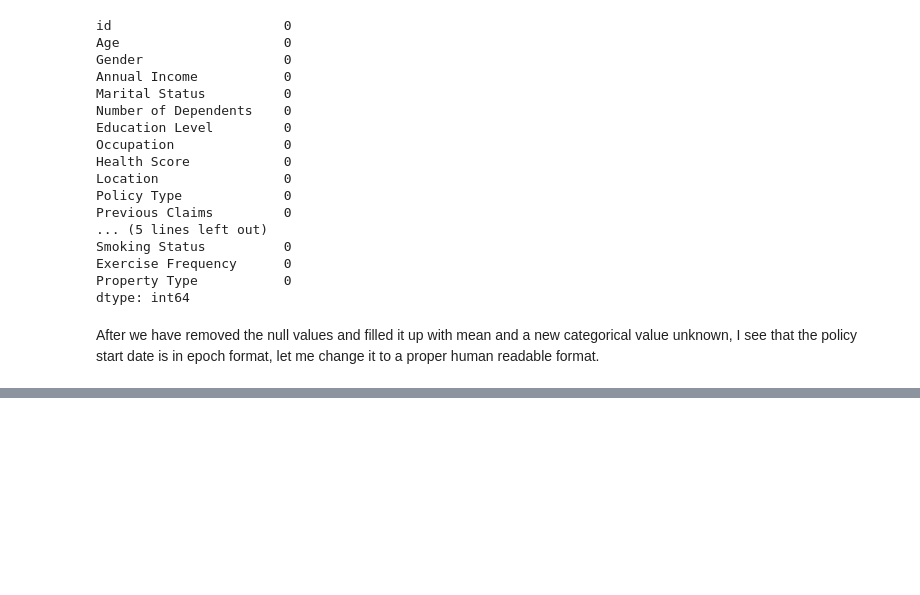
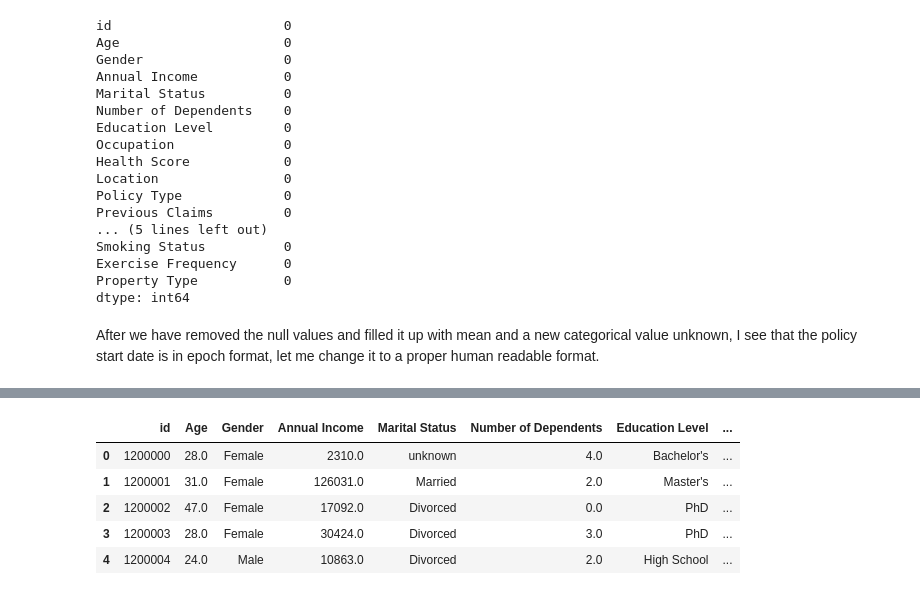
Before and after one commit to saroshfarhan/Kaggle-playground-s4e12, a Jupyter notebook: insurance_kaggle.ipynb, the cells around one changed output, grey strips where cells are left out. Drawn from its saved outputs; the diff is of its cells as text; code cells hidden in the pictures; blank space fills up the shorter version.

```diff
--- a/insurance_kaggle.ipynb
+++ b/insurance_kaggle.ipynb
@@ -187,3 +190,6 @@ Property Type           0
 dtype: int64
 # %% [markdown]
 After we have removed the null values and filled it up with mean and a new categorical value unknown, I see that the policy start date is in epoch format, let me change it to a proper human readable format.
+# %%
+training_data['Policy Start Date'] = pd.to_datetime(training_data['Policy Start Date'])
+testing_data['Policy Start Date'] = pd.to_datetime(testing_data['Policy Start Date'])
@@ -189,0 +210,9 @@ After we have removed the null values and filled it up with mean and a new categ
+# %%
+testing_data.head()
+# %% [output]
+|  | id | Age | Gender | Annual Income | Marital Status | Number of Dependents | Education Level | ... |
+| 0 | 1200000 | 28.0 | Female | 2310.0 | unknown | 4.0 | Bachelor's | ... |
+| 1 | 1200001 | 31.0 | Female | 126031.0 | Married | 2.0 | Master's | ... |
+| 2 | 1200002 | 47.0 | Female | 17092.0 | Divorced | 0.0 | PhD | ... |
+| 3 | 1200003 | 28.0 | Female | 30424.0 | Divorced | 3.0 | PhD | ... |
+| 4 | 1200004 | 24.0 | Male | 10863.0 | Divorced | 2.0 | High School | ... |
```
Also changed, not shown: parts of 10 cells of this notebook.
